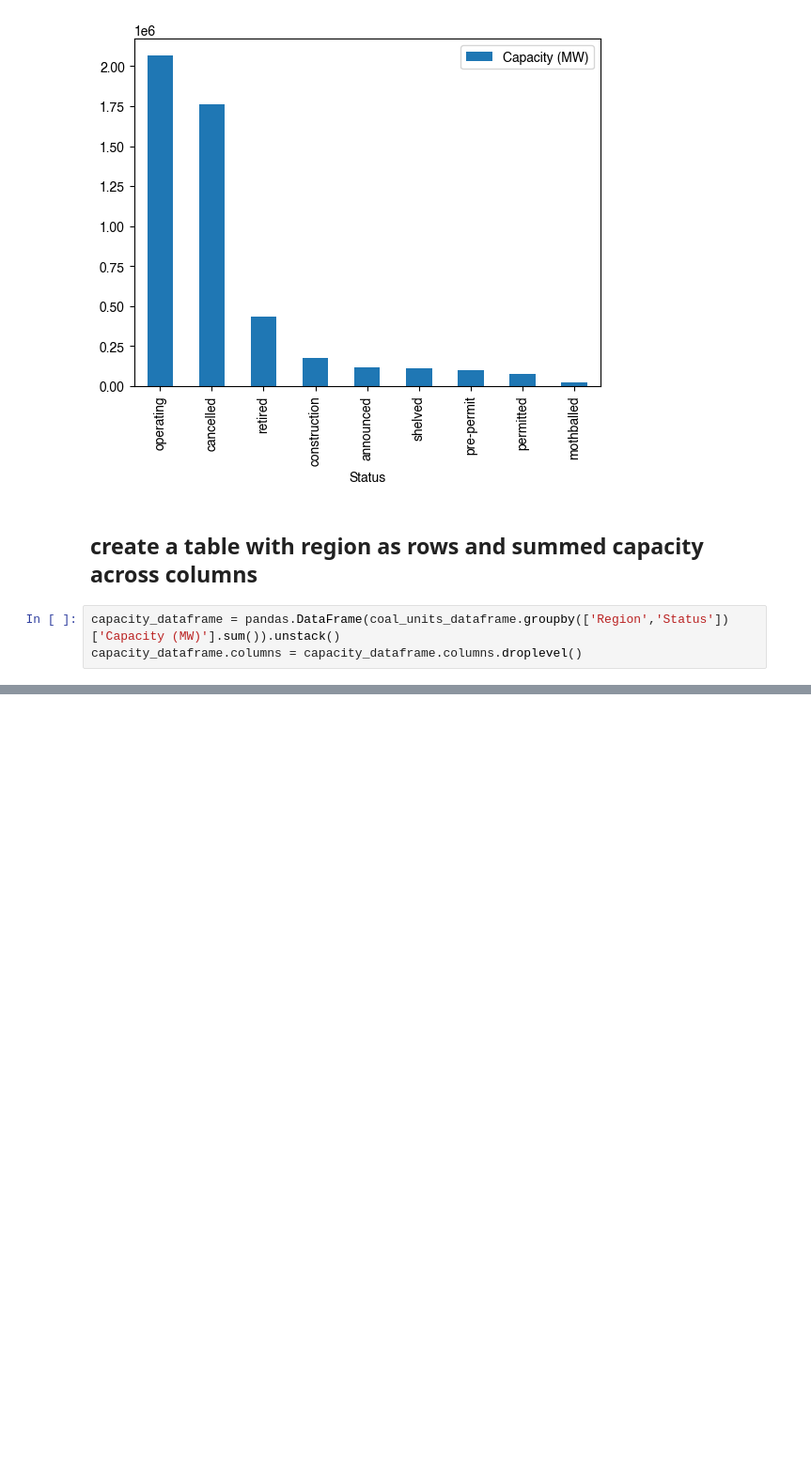
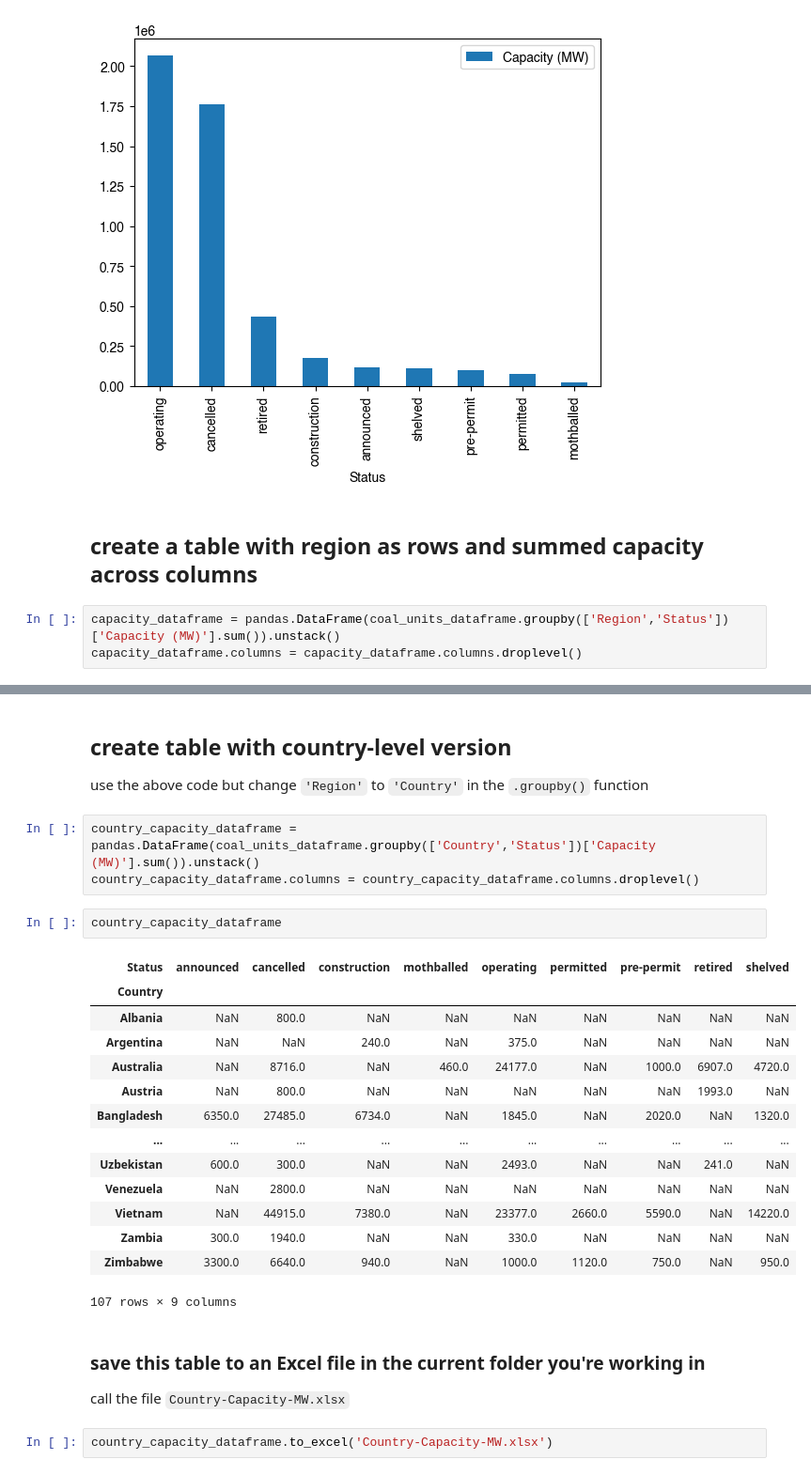
Before and after one commit to GlobalEnergyMonitor/code-curious, a Jupyter notebook: retreat-exercise/analyzing-coal-plant-data.ipynb, the cells around one changed output, grey strips where cells are left out. Shown: that part at 94% size. Drawn from its saved outputs; the diff is of its cells as text; blank space fills up the shorter version.

Commit message:
added more to coal plant notebook

```diff
--- a/retreat-exercise/analyzing-coal-plant-data.ipynb
+++ b/retreat-exercise/analyzing-coal-plant-data.ipynb
@@ -207,3 +207,33 @@ capacity_dataframe
 | SE Asia | 5386.0 | 136930.0 | 28497.0 | NaN | 97724.60 | 8250.0 | 11930.0 | 982.00 | 31328.0 |
 | South Asia | 11710.0 | 641336.0 | 40674.0 | 1674.0 | 241503.20 | 13571.5 | 11953.0 | 15601.10 | 24963.0 |
 | non-EU Europe | 3488.0 | 107669.0 | 1870.0 | 7060.0 | 50476.16 | 3420.0 | 6460.0 | 32641.50 | 3765.0 |
+# %% [markdown]
+## create table with country-level version
+
+use the above code but change `'Region'` to `'Country'` in the `.groupby()` function
+# %%
+country_capacity_dataframe = pandas.DataFrame(coal_units_dataframe.groupby(['Country','Status'])['Capacity (MW)'].sum()).unstack()
+country_capacity_dataframe.columns = country_capacity_dataframe.columns.droplevel()
+# %%
+country_capacity_dataframe
+# %% [output]
+| Status | announced | cancelled | construction | mothballed | operating | permitted | pre-permit | retired | shelved |
+| Country |  |  |  |  |  |  |  |  |  |
+| Albania | NaN | 800.0 | NaN | NaN | NaN | NaN | NaN | NaN | NaN |
+| Argentina | NaN | NaN | 240.0 | NaN | 375.0 | NaN | NaN | NaN | NaN |
+| Australia | NaN | 8716.0 | NaN | 460.0 | 24177.0 | NaN | 1000.0 | 6907.0 | 4720.0 |
+| Austria | NaN | 800.0 | NaN | NaN | NaN | NaN | NaN | 1993.0 | NaN |
+| Bangladesh | 6350.0 | 27485.0 | 6734.0 | NaN | 1845.0 | NaN | 2020.0 | NaN | 1320.0 |
+| ... | ... | ... | ... | ... | ... | ... | ... | ... | ... |
+| Uzbekistan | 600.0 | 300.0 | NaN | NaN | 2493.0 | NaN | NaN | 241.0 | NaN |
+| Venezuela | NaN | 2800.0 | NaN | NaN | NaN | NaN | NaN | NaN | NaN |
+| Vietnam | NaN | 44915.0 | 7380.0 | NaN | 23377.0 | 2660.0 | 5590.0 | NaN | 14220.0 |
+| Zambia | 300.0 | 1940.0 | NaN | NaN | 330.0 | NaN | NaN | NaN | NaN |
+| Zimbabwe | 3300.0 | 6640.0 | 940.0 | NaN | 1000.0 | 1120.0 | 750.0 | NaN | 950.0 |
+107 rows × 9 columns
+# %% [markdown]
+### save this table to an Excel file in the current folder you're working in
+
+call the file `Country-Capacity-MW.xlsx`
+# %%
+country_capacity_dataframe.to_excel('Country-Capacity-MW.xlsx')
```
Also changed, not shown: 2 other files.
